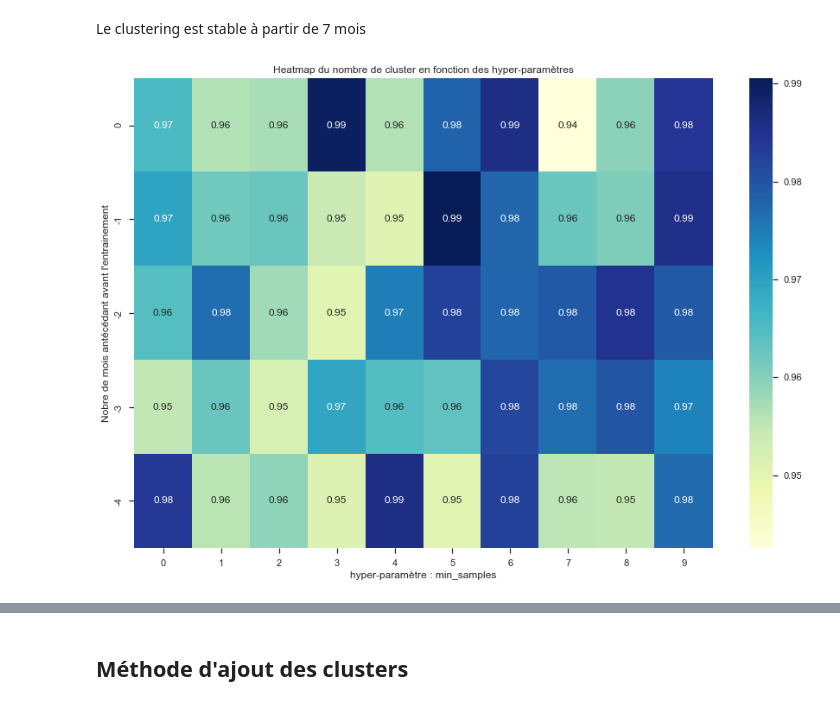
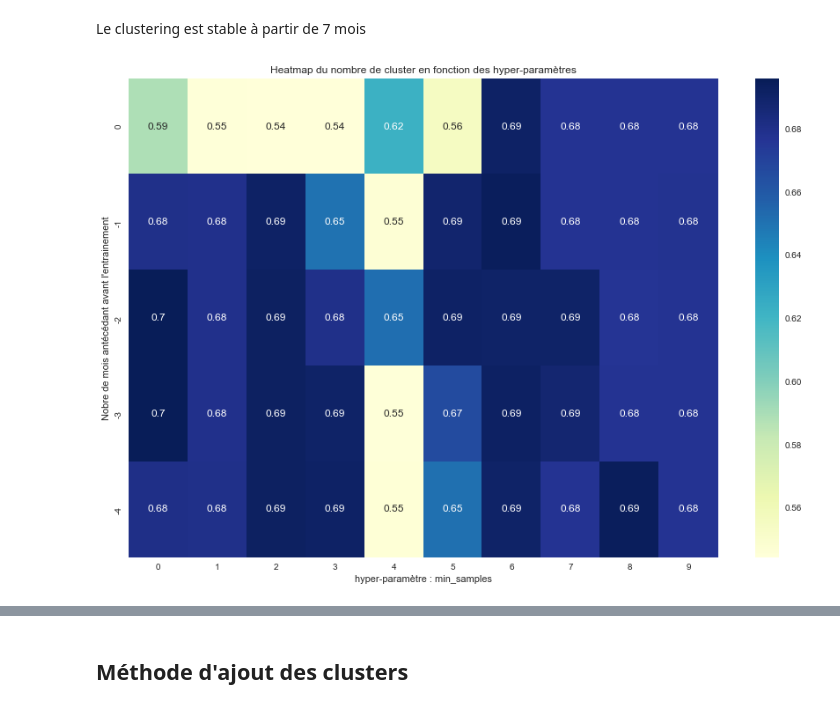
Before and after one commit to Mickevin/Ing-nieur_IA, a Jupyter notebook: Segmentation clients d'un site e-commerce.ipynb, the cells around one changed output, grey strips where cells are left out. Cells and saved outputs as stored; diff of their text form; code cells hidden in the pictures.

Commit message:
Cluster Stability

```diff
--- a/Segmentation clients d'un site e-commerce.ipynb
+++ b/Segmentation clients d'un site e-commerce.ipynb
@@ -1001,5 +1008,0 @@ plt.show()
-# %%
-pca = PCA(n_components=2)
-pca.fit(df_)
-print(pca.explained_variance_ratio_)
-df_pca = pd.DataFrame(pca.transform(df_))
@@ -1055,9 +1041,9 @@ plt.show()
 # %% [markdown]
 ## Comparaison des approches
 # %%
-all_pred = [pred_dbscan, pred_pca_dbscan, pred_rfm_dbscan,
-            pred_, pred_pca, pred_rfm,
-            pred_ag, pred_pca_ag, pred_rfm_ag]
+all_pred = [pred_dbscan[2], pred_pca_dbscan[2], pred_rfm_dbscan[2],
+            pred_kmeans[2], pred_pca_kmeans[2], pred_rfm_kmeans[2],
+            pred_ag[2], pred_pca_ag[2], pred_rfm_ag[2]]
 
 matrice_pred = []
 for u in all_pred:
@@ -1143,0 +1080,13 @@ plt.show()
+# %%
+from IPython.display import display
+
+k_origine = KMeans(n_clusters=6).fit(df_)
+y_test = k_origine.predict(df_)
+Obs_ = df_
+Obs_['label'] = y_test
+
+for u in df_.columns:
+    print(u)
+    display(Obs_.groupby('label')[u].describe())
+    sns.histplot(data= Obs_, x=u, hue='label')
+    plt.show()
@@ -1209,18 +1197,18 @@ scoring_stability(RFMScores_, 4)
 # %% [markdown]
 Le clustering est stable à partir de 7 mois
 # %%
-def stability_freq(RFMScores_, n, m):
+def stability_freq(RFMScores_, n, m, mois=3):
     x = m
     y = n
-    k_origine = KMeans(n_clusters=5).fit(RFMScores_[RFMScores_.Date_m <= 7].drop(['Date_m'], axis = 1))
-    y_test = k_origine.predict(RFMScores_[RFMScores_.Date_m <= 7].drop(['Date_m'], axis = 1))
+    k_origine = KMeans(n_clusters=5).fit(RFMScores_[RFMScores_.Date_m <= mois].drop(['Date_m'], axis = 1))
+    y_test = k_origine.predict(RFMScores_[RFMScores_.Date_m <= mois].drop(['Date_m'], axis = 1))
 
     t = [[0 for u in range(n)]for i in range(m)]
 
     for n in range(y):
         for m in range(x):
-            k_t =KMeans(n_clusters=5).fit(RFMScores_[(RFMScores_.Date_m >= 7-n) & (RFMScores_.Date_m <= 7+m)].drop(['Date_m'], axis = 1))
-            y_pred = k_t.predict(RFMScores_[RFMScores_.Date_m <= 7].drop(['Date_m'], axis = 1))
+            k_t =KMeans(n_clusters=5).fit(RFMScores_[(RFMScores_.Date_m >= mois-n) & (RFMScores_.Date_m <= mois+m)].drop(['Date_m'], axis = 1))
+            y_pred = k_t.predict(RFMScores_[RFMScores_.Date_m <= mois].drop(['Date_m'], axis = 1))
             t[m][n] = adjusted_rand_score(y_pred,y_test)
 
     plt.figure(figsize=(15,10))
@@ -1230,12 +1218,8 @@ def stability_freq(RFMScores_, n, m):
     plt.ylabel("Nobre de mois antécédant avant l'entrainement")
     plt.show()
 # %%
-RFMScores_['Date_m'] = RFMScores_['Date']//30
-RFMScores_ = RFMScores_.sort_values(('Date_m')).reset_index()
-
-df_['Date_m'] = df_.order_delivered_customer_date//30
-df_ = df_.sort_values(('Date_m')).reset_index()
-
-stability_freq(df_pca, 5, 10)
+df_pca_ = df_pca
+df_pca_['Date_m'] = df_['Date_m']
+stability_freq(df_pca_, 5, 10, 10)
 # %% [output]
-[figure, old version]
+[figure, new version]
```
Also changed, not shown: parts of 57 cells of this notebook.
